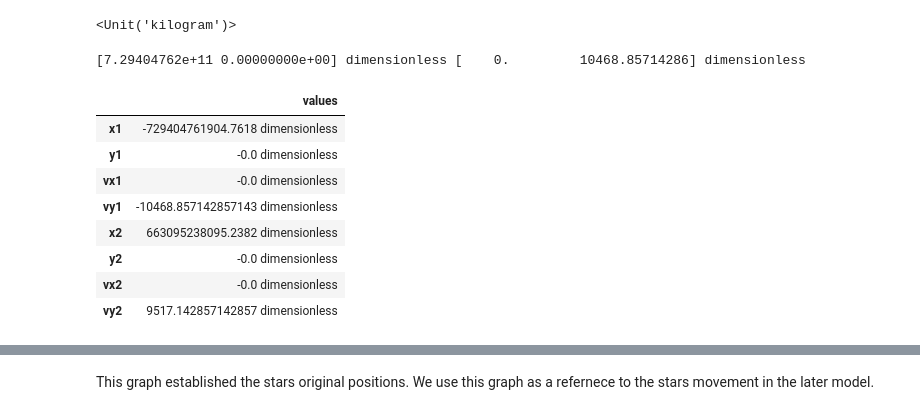
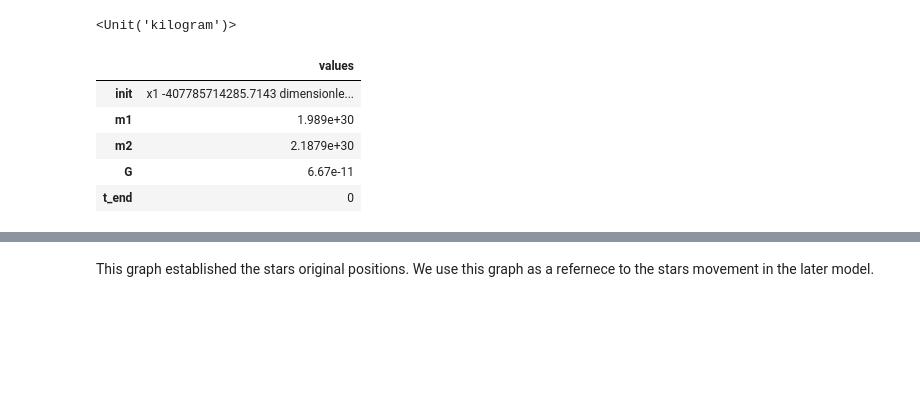
Before and after one commit to KristinAoki/ModSimPy, a Jupyter notebook: code/binarystarsystem.ipynb, the cells around one changed output, grey strips where cells are left out. Drawn from its saved outputs; the diff is of its cells as text; code cells hidden in the pictures; blank space fills up the shorter version.

```diff
--- a/code/binarystarsystem.ipynb
+++ b/code/binarystarsystem.ipynb
@@ -29,76 +49,45 @@ kg =UNITS.kilogram
 # %% [output]
 <Unit('kilogram')>
 # %%
-t_end=5e12 * s
-##1e9
-# init=State(x1=1e12*m,
-#            y1=1e12*m,
-#            vx1=4000*m/s,
-#            vy1=0*m/s,
-#            x2=-1e12*m,
-#            y2=-1e12*m,
-#            vx2=0*m/s,
-#            vy2=0*m/s)
+t_end=0
 
 x1=0
 y1=0
 vx1=0
 vy1=0
 
-x2=1.3925*1000000000000
+x2=7.785e11
 y2=0
 vx2=0
 vy2=19986
 m1=1.989e30
 m2=1.989e30*1.1
-
-
 
 velocity1=Vector(vx1,vy1)
 velocity2=Vector(vx2,vy2)
 position1=Vector(x1,y1)
 position2=Vector(x2,y2)
 com_position=(position1*m1+position2*m2)/(m1+m2)
 com_velocity=(velocity1*m1+velocity2*m2)/(m1+m2)
-print(com_position,com_velocity)
-
-# r=np.sqrt((init.x1-init.x2)**2+(init.y1-init.y2)**2)
-# r1=(system.m2/(system.m1+system.m2))*r
-# r2=(system.m1/(system.m1+system.m2))*r
-# theta=np.arcsin((init.x1-init.x2)/r)
-
 
 init=State(x1=x1-com_position.x,
            y1=y1-com_position.y,
            vx1=vx1-com_velocity.x,
            vy1=vy1-com_velocity.y,
            x2=x2-com_position.x,
            y2=y2-com_position.y,
            vx2=vx2-com_velocity.x,
            vy2=vy2-com_velocity.y)
 
-# init=State(x1=r1*np.sin(theta)*m,
-#            y1=r1*np.cos(theta)*m,
-#            vx1=init.vx1-com_velocity.x,
-#            vy1=init.vy1-com_velocity.y,
-#            x2=r2*np.sin(pi+theta)*m,
-#            y2=r2*np.cos(pi+theta)*m,
-#            vx2=init.vx2-com_velocity.x,
-#            vy2=init.vy2-com_velocity.y)
 system = System(init=init,
-                m1=m1,
-                m2=m2,
-                G=6.67e-11,
-                t_end=t_end)
-init
+                    m1=m1,
+                    m2=m2,
+                    G=6.67e-11,
+                    t_end=t_end)
 # %% [output]
-[7.29404762e+11 0.00000000e+00] dimensionless [    0.         10468.85714286] dimensionless
 |  | values |
-| x1 | -729404761904.7618 dimensionless |
-| y1 | -0.0 dimensionless |
-| vx1 | -0.0 dimensionless |
-| vy1 | -10468.857142857143 dimensionless |
-| x2 | 663095238095.2382 dimensionless |
-| y2 | -0.0 dimensionless |
-| vx2 | -0.0 dimensionless |
-| vy2 | 9517.142857142857 dimensionless |
+| init | x1 -407785714285.7143 dimensionle... |
+| m1 | 1.989e+30 |
+| m2 | 2.1879e+30 |
+| G | 6.67e-11 |
+| t_end | 0 |
```
Also changed, not shown: parts of 48 cells of this notebook.
